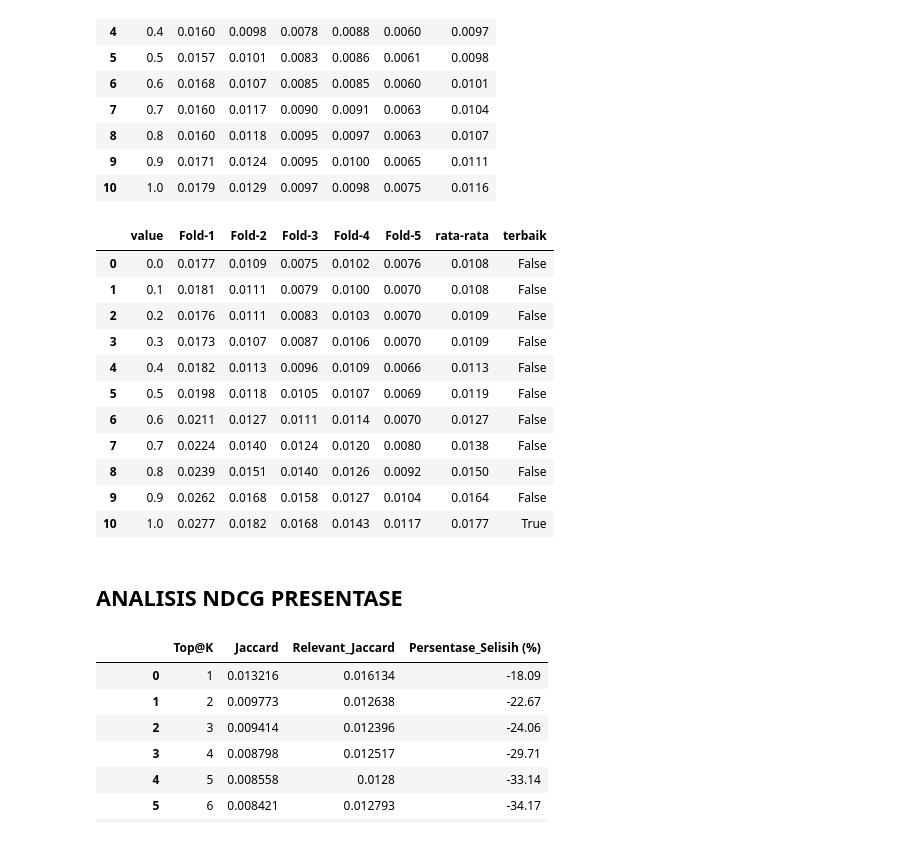
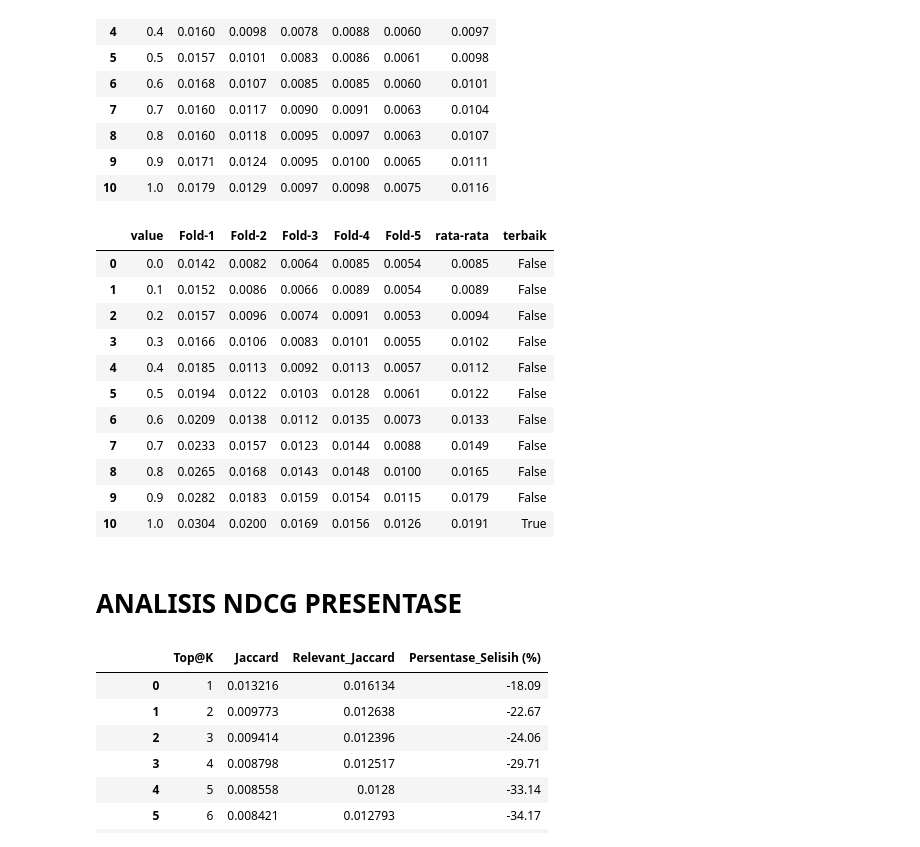
Before and after one commit to alfiiinur/setBasedImplentasi, a Jupyter notebook: evaluasi/NDCG.ipynb, the cells around one changed output. Saved outputs shown, nothing was run; the diff lists cells and outputs as text; code cells hidden in the pictures.

```diff
--- a/evaluasi/NDCG.ipynb
+++ b/evaluasi/NDCG.ipynb
@@ -290,8 +291,8 @@ calNDCG
 # %% [markdown]
 ## LOPP TEST REAL DATA
 # %%
-openTopN = joblib.load("../case/topN/Jac/topNUser/1/5_20_0.7.joblib")
-# openTopN100 = joblib.load("../case/topN/topN100.joblib")
-# jadikan data frame
-print((openTopN))
-# print(openTopN100)
+# openTopN = joblib.load("../case/topN/Jac/topNUser/1/5_20_0.7.joblib")
+# # openTopN100 = joblib.load("../case/topN/topN100.joblib")
+# # jadikan data frame
+# print((openTopN))
+# # print(openTopN100)
@@ -1019,32 +909,0 @@ ndcg_df["terbaik"] = ndcg_df["rata-rata"] == max_value
-# %%
-values = [5, 10, 15, 18, 20, 25, 30, 40, 50, 100, 200]
-folds = [1, 2, 3, 4, 5]
-
-# Dictionary untuk menyimpan data: key = value, value = list of NDCG@20 dari tiap fold
-data = {}
-
-for val in values:
-    ndcg_per_fold = []
-    for fold in folds:
-        filepath = f"../case/NDCG/RJ/user/{fold}/{val}_20_0.7_ndcg.joblib"
-        df = joblib.load(filepath)
-        ndcg20 = df.loc["Rata-rata", "NDCG@20"]
-        ndcg_per_fold.append(ndcg20)
-    data[val] = ndcg_per_fold
-
-# Buat DataFrame dari dictionary
-ndcg_df = pd.DataFrame.from_dict(data, orient="index", columns=["Fold-1", "Fold-2", "Fold-3", "Fold-4", "Fold-5"])
-
-# ROUND
-ndcg_df = ndcg_df.round(4)
-# Hitung rata-rata per baris
-ndcg_df["rata-rata"] = ndcg_df.mean(axis=1)
-ndcg_df["rata-rata"] = ndcg_df["rata-rata"].round(4)
-# Reset index agar 'value' jadi kolom
-ndcg_df.reset_index(inplace=True)
-ndcg_df.rename(columns={"index": "value"}, inplace=True)
-max_value = ndcg_df["rata-rata"].max()
-ndcg_df["terbaik"] = ndcg_df["rata-rata"] == max_value
-
-# Tampilkan
-(ndcg_df)
@@ -1112,47 +958,47 @@ folds = [1, 2, 3, 4, 5]
 
 # Dictionary untuk menyimpan data: key = value, value = list of NDCG@20 dari tiap fold
 data = {}
 
 for val in values:
     ndcg_per_fold = []
     for fold in folds:
-        filepath = f"../case/NDCG/RJ/hybrid/{fold}/5_5_{val}_ndcg.joblib"
+        filepath = f"../case/NDCG/RJ/hybrid/{fold}/5_10_{val}_ndcg.joblib"
         df = joblib.load(filepath)
         ndcg20 = df.loc["Rata-rata", "NDCG@20"]
         ndcg_per_fold.append(ndcg20)
     data[val] = ndcg_per_fold
 
 # Buat DataFrame dari dictionary
 ndcg_df = pd.DataFrame.from_dict(data, orient="index", columns=["Fold-1", "Fold-2", "Fold-3", "Fold-4", "Fold-5"])
 
 # ROUND
 ndcg_df = ndcg_df.round(4)
 # Hitung rata-rata per baris
 ndcg_df["rata-rata"] = ndcg_df.mean(axis=1)
 ndcg_df["rata-rata"] = ndcg_df["rata-rata"].round(4)
 # Reset index agar 'value' jadi kolom
 ndcg_df.reset_index(inplace=True)
 ndcg_df.rename(columns={"index": "value"}, inplace=True)
 max_value = ndcg_df["rata-rata"].max()
 ndcg_df["terbaik"] = ndcg_df["rata-rata"] == max_value
 
 # Tampilkan
 (ndcg_df)
 # %% [output]
 |  | value | Fold-1 | Fold-2 | Fold-3 | Fold-4 | Fold-5 | rata-rata | terbaik |
-| 0 | 0.0 | 0.0177 | 0.0109 | 0.0075 | 0.0102 | 0.0076 | 0.0108 | False |
-| 1 | 0.1 | 0.0181 | 0.0111 | 0.0079 | 0.0100 | 0.0070 | 0.0108 | False |
-| 2 | 0.2 | 0.0176 | 0.0111 | 0.0083 | 0.0103 | 0.0070 | 0.0109 | False |
-| 3 | 0.3 | 0.0173 | 0.0107 | 0.0087 | 0.0106 | 0.0070 | 0.0109 | False |
-| 4 | 0.4 | 0.0182 | 0.0113 | 0.0096 | 0.0109 | 0.0066 | 0.0113 | False |
-| 5 | 0.5 | 0.0198 | 0.0118 | 0.0105 | 0.0107 | 0.0069 | 0.0119 | False |
-| 6 | 0.6 | 0.0211 | 0.0127 | 0.0111 | 0.0114 | 0.0070 | 0.0127 | False |
-| 7 | 0.7 | 0.0224 | 0.0140 | 0.0124 | 0.0120 | 0.0080 | 0.0138 | False |
-| 8 | 0.8 | 0.0239 | 0.0151 | 0.0140 | 0.0126 | 0.0092 | 0.0150 | False |
-| 9 | 0.9 | 0.0262 | 0.0168 | 0.0158 | 0.0127 | 0.0104 | 0.0164 | False |
-| 10 | 1.0 | 0.0277 | 0.0182 | 0.0168 | 0.0143 | 0.0117 | 0.0177 | True |
+| 0 | 0.0 | 0.0142 | 0.0082 | 0.0064 | 0.0085 | 0.0054 | 0.0085 | False |
+| 1 | 0.1 | 0.0152 | 0.0086 | 0.0066 | 0.0089 | 0.0054 | 0.0089 | False |
+| 2 | 0.2 | 0.0157 | 0.0096 | 0.0074 | 0.0091 | 0.0053 | 0.0094 | False |
+| 3 | 0.3 | 0.0166 | 0.0106 | 0.0083 | 0.0101 | 0.0055 | 0.0102 | False |
+| 4 | 0.4 | 0.0185 | 0.0113 | 0.0092 | 0.0113 | 0.0057 | 0.0112 | False |
+| 5 | 0.5 | 0.0194 | 0.0122 | 0.0103 | 0.0128 | 0.0061 | 0.0122 | False |
+| 6 | 0.6 | 0.0209 | 0.0138 | 0.0112 | 0.0135 | 0.0073 | 0.0133 | False |
+| 7 | 0.7 | 0.0233 | 0.0157 | 0.0123 | 0.0144 | 0.0088 | 0.0149 | False |
+| 8 | 0.8 | 0.0265 | 0.0168 | 0.0143 | 0.0148 | 0.0100 | 0.0165 | False |
+| 9 | 0.9 | 0.0282 | 0.0183 | 0.0159 | 0.0154 | 0.0115 | 0.0179 | False |
+| 10 | 1.0 | 0.0304 | 0.0200 | 0.0169 | 0.0156 | 0.0126 | 0.0191 | True |
 # %% [markdown]
-## ANALISIS NDCG PRESENTASE
+# ANALISIS NDCG PRESENTASE
 # %%
 def fungsiPrensetase(scoreNdcg1, scoreNdcg2):
     rumusPresentase = ((scoreNdcg1 - scoreNdcg2) / scoreNdcg2) * 100
```
Also changed, not shown: parts of 77 cells of this notebook, 2 other files.
